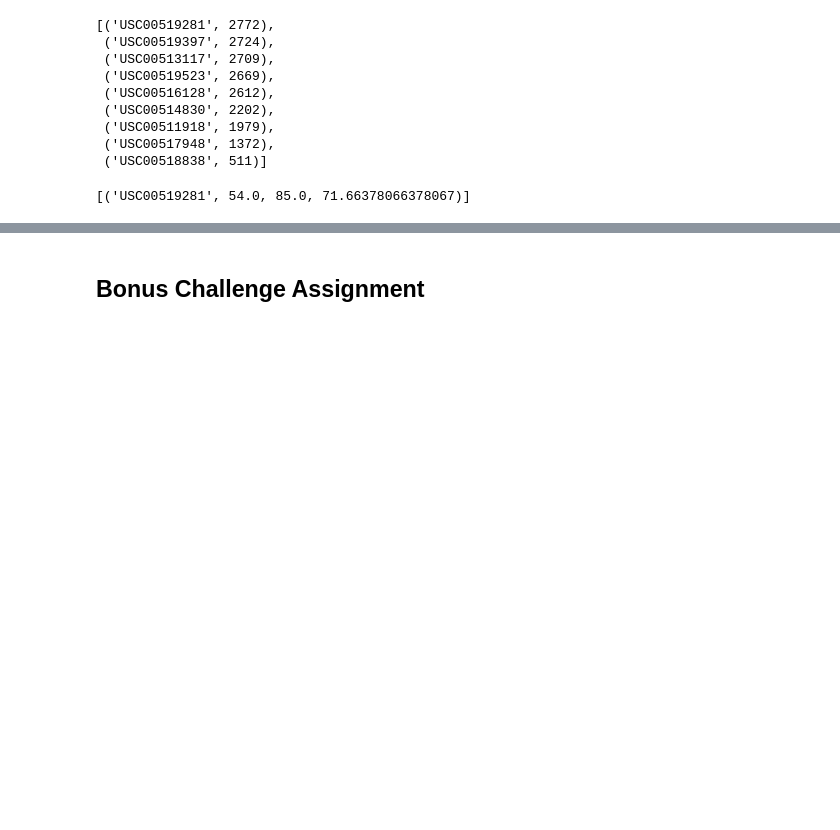
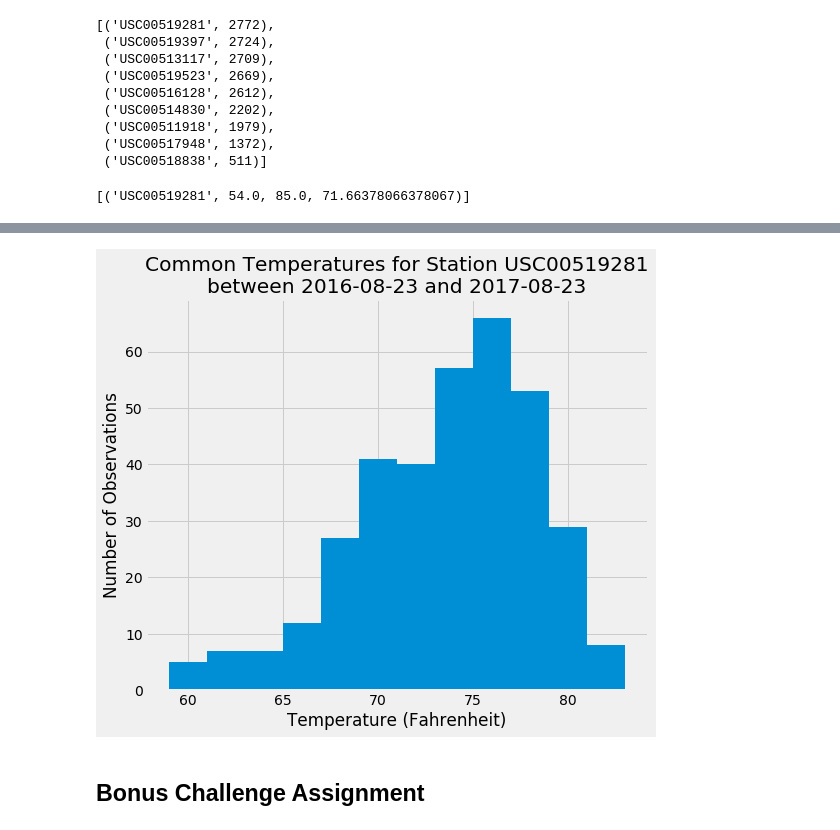
Before and after one commit to improvbutterfly/sqlalchemy-challenge, a Jupyter notebook: climate.ipynb, the cells around one changed output, grey strips where cells are left out. Saved outputs shown, nothing was run; the diff lists cells and outputs as text; code cells hidden in the pictures; blank space fills up the shorter version.

Commit message:
Adding temperature histogram

```diff
--- a/climate.ipynb
+++ b/climate.ipynb
@@ -202,4 +202,9 @@ session.query(Measurement.station, func.min(Measurement.tobs), func.max(Measurem
 [('USC00519281', 54.0, 85.0, 71.66378066378067)]
 # %%
 # Choose the station with the highest number of temperature observations.
+station = "USC00519281"
 # Query the last 12 months of temperature observation data for this station and plot the results as a histogram
+tobs = pd.DataFrame(session.query(Measurement.tobs).filter(Measurement.station == station).filter(
+    Measurement.date >= year_before).all())
+
+tobs.head()
@@ -206,3 +218,19 @@ session.query(Measurement.station, func.min(Measurement.tobs), func.max(Measurem
+# %%
+# Plot the histogram
+histogram = tobs.hist(bins=12, figsize=(8,7))
+
+# Label graph
+plt.xlabel("Temperature (Fahrenheit)")
+plt.ylabel("Number of Observations")
+plt.title(f"Common Temperatures for Station {station}\nbetween {year_before} and {last_date}")
+
+
+# Display plot
+plt.tight_layout()
+plt.savefig("images/temperature_histogram.png")
+plt.show()
+# %% [output]
+[figure, added]
 # %% [markdown]
 ## Bonus Challenge Assignment
 # %%
```
Also changed, not shown: parts of 1 cell of this notebook, 1 other file.
